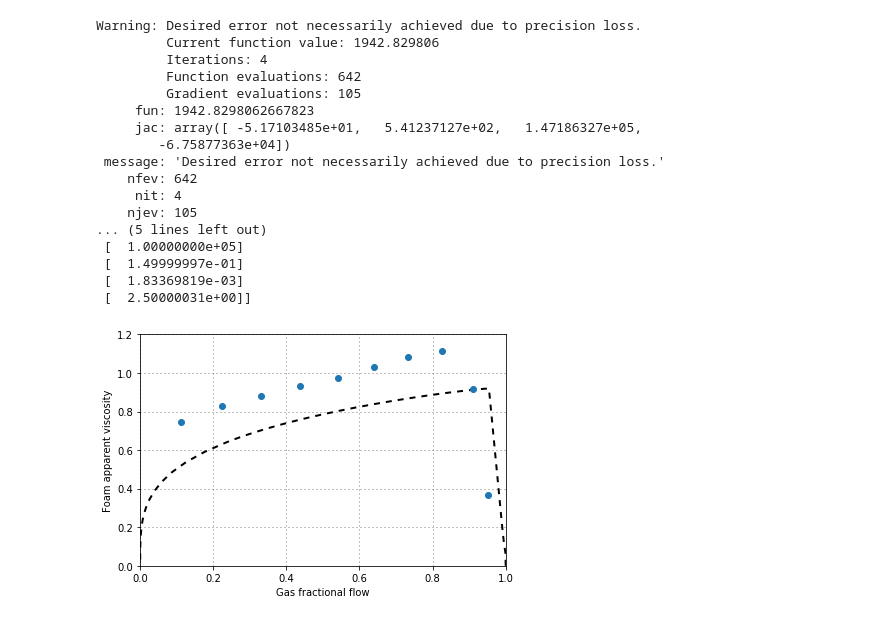
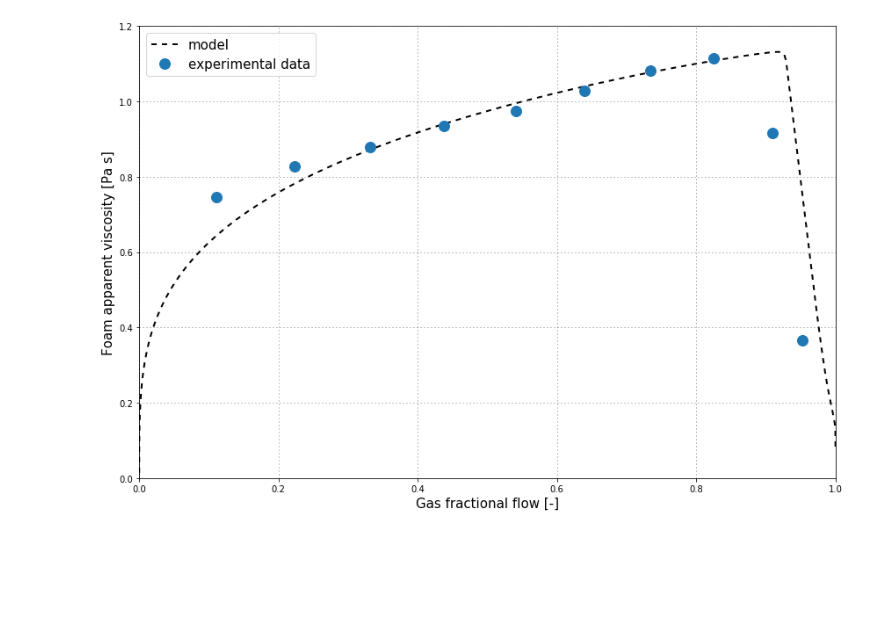
Before and after one commit to skahroba/FoamModel-ParameterFitting, a Jupyter notebook: FoamModel_ParameterFitting_fiveParam_leastsquare.ipynb, the cells around one changed output. Drawn from its saved outputs; the diff is of its cells as text; code cells hidden in the pictures; blank space fills up the shorter version.

```diff
--- a/FoamModel_ParameterFitting_fiveParam_leastsquare.ipynb
+++ b/FoamModel_ParameterFitting_fiveParam_leastsquare.ipynb
@@ -147,16 +174,16 @@ krw0 = 0.720
 # %%
 # sw_exp = np.zeros((n_data, 1))
 sw_plt = np.reshape(np.linspace(0.0,1.0, 100), (len(np.linspace(0.0,1.0, 100)), 1))
-
-sw_exp = (1-swc-sgr)*(data['mu_water']*(1-data['fg'])/(krw0*data['mu_tot']))**(1/nw)+swc
-sw_exp = np.reshape(sw_exp,(len(sw_exp),1))
+data['sw_exp'] = (1-swc-sgr)*(data['mu_water']*(1-data['fg_exp'])/(krw0*data['mu_exp']))**(1/nw)+swc
+# sw_exp = (1-swc-sgr)*(data['mu_water']*(1-data['fg_exp'])/(krw0*data['mu_exp']))**(1/nw)+swc
+sw_exp = np.reshape(data['sw_exp'] ,(len(data['sw_exp'] ),1))
 
 krg_plt = krg(sw_plt)
 krw_plt = krw(sw_plt)
 
 plt.figure(1, figsize=[10,4])
 plt.subplot(1,2,1)
-plt.plot(data['fg'], sw_exp, "o")
+plt.plot(data['fg_exp'], data['sw_exp'], "o")
 plt.xlabel("Foam quality")
 plt.ylabel("Liquid saturation")
 plt.legend(["estimated"])
@@ -175,9 +202,9 @@ plt.tight_layout()
 transition = pd.DataFrame(np.nan,np.arange(1),columns=['trans_ind','fg_trans','mu_trans'])
 
 # transition fron low- to high-quality
-transition['trans_ind'] = data['mu_tot'].idxmax(axis=0, skipna=True)
-transition['fg_trans']  = data['fg'].iloc[transition['trans_ind'].iloc[0]]
-transition['mu_trans']  = data['mu_tot'].iloc[transition['trans_ind'].iloc[0]]
+transition['trans_ind'] = data['mu_exp'].idxmax(axis=0, skipna=True)
+transition['fg_trans']  = data['fg_exp'].iloc[transition['trans_ind'].iloc[0]]
+transition['mu_trans']  = data['mu_exp'].iloc[transition['trans_ind'].iloc[0]]
 
 sw_trans = (1-swc-sgr)*(data['mu_water'].iloc[transition['trans_ind'].iloc[0]]* \
                         (1-transition['fg_trans'].iloc[0])/(krw0*transition['mu_trans'].iloc[0]))**(1/nw)+swc
@@ -263,78 +261,40 @@ print(param_ls)
 # %%
-labdaw = krw(sw_exp)/muw                                                  # water mobility
-labdag = krg(sw_exp)/mug
-
-# x0 = np.array([100000, 100000, 0.1696, 0.000175, 2.2222])
-x0 = np.array([1000, 0.15, 0.0001, 2.5])
-bound = ((10, 1e8), (swc, sw_trans), (1e-4, 1e-2), (2, 4))
-
-w = np.ones((np.size(sw_exp), 1))
-w[int(ind_mu_max)-4:int(ind_mu_max)] = 1e0
-w[int(ind_mu_max)+1:int(ind_mu_max)+2] = 5e5
-
-
-def misfit(x):
-    return sum(w*(1.0-(1.0/(labdaw+labdag/(1.0+x[0]*(0.5+np.arctan(1e5*(sw_exp-x[1]))/np.pi)*(x[2]/(u*muf_exp/sigma_wg))**x[3])))/muf_exp)**2)
-
-es = optimize.minimize(misfit, x0, method='CG', bounds=bound, options={'disp': True, 'eps': 1e-4})
-
-print(es)
-foam_param = np.zeros((5, 0))
-foam_param = np.insert(es.x, 1, 1e5)
-foam_param = np.reshape(foam_param, (len(foam_param), 1))
-
-sw_val1 = np.append(np.linspace(0.0, np.min(sw_exp), 100),
-                     np.linspace(np.min(sw_exp)+np.finfo(float).eps, np.max(sw_exp), 100))
-sw_val = np.append(sw_val1, np.linspace(np.max(sw_exp) + np.finfo(float).eps, 1.0, 100))
+# Fit visualization
+sw_val1 = np.append(np.linspace(0.0, np.min(sw_exp), 300),
+                     np.linspace(np.min(sw_exp)+np.finfo(float).eps, np.max(sw_exp), 300))
+sw_val = np.append(sw_val1, np.linspace(np.max(sw_exp) + np.finfo(float).eps, 1.0, 300))
 
 n1 = np.size(sw_val)
 muf_opt = np.zeros((n1, 1))
-u_min = np.min(u)
-u_max = np.max(u)
-u_ave = float(np.mean(u))
+u_min = np.min(data['u_exp'])
+u_max = np.max(data['u_exp'])
+u_ave = float(np.mean(data['u_exp']))
 
 F22 = [foam_param[0, 0], foam_param[1, 0], foam_param[2, 0]]
 F52 = [foam_param[3, 0], foam_param[4, 0]]
 
-print(foam_param)
 for i in range(0, n1):
     sw_p = float(sw_val[i])
 
     def fmu2(x):
         return float(x - muf_mod_f2f5(sw_p, F22, F52, x, u_ave))
 
     sol = optimize.root(fmu2, 0.9)
     muf_opt[i, 0] = sol.x
 
 
 fg_opt = fg_mod_f2f5(sw_val, F22, F52, muf_opt, u_ave)
 muf_mod_opt = muf_mod_f2f5(sw_val, F22, F52, muf_opt, u_ave)
 
-plt.figure(3)
-plt.plot(fg_opt, muf_mod_opt, "k--", linewidth=2)
-plt.plot(fg_exp, muf_exp, "o")
-plt.ylabel("Foam apparent viscosity")
-plt.xlabel("Gas fractional flow")
+plt.figure(figsize=[12,8])
+plt.plot(fg_opt, muf_mod_opt, "k--", linewidth=2,label='model')
+plt.plot(data['fg_exp'], data['mu_exp'], "o",markersize =12,label='experimental data')
+plt.ylabel("Foam apparent viscosity [Pa s]",fontsize=15)
+plt.xlabel("Gas fractional flow [-]",fontsize=15)
 plt.grid()
 plt.tight_layout()
+plt.legend(fontsize=15)
 
 plt.show()
 # %% [output]
-Warning: Desired error not necessarily achieved due to precision loss.
-         Current function value: 1942.829806
-         Iterations: 4
-         Function evaluations: 642
-         Gradient evaluations: 105
-     fun: 1942.8298062667823
-     jac: array([ -5.17103485e+01,   5.41237127e+02,   1.47186327e+05,
-        -6.75877363e+04])
- message: 'Desired error not necessarily achieved due to precision loss.'
-    nfev: 642
-     nit: 4
-    njev: 105
-... (5 lines left out)
- [  1.00000000e+05]
- [  1.49999997e-01]
- [  1.83369819e-03]
- [  2.50000031e+00]]
-[figure, old version]
+[figure, new version]
```
Also changed, not shown: parts of 5 cells of this notebook, 1 other file.
